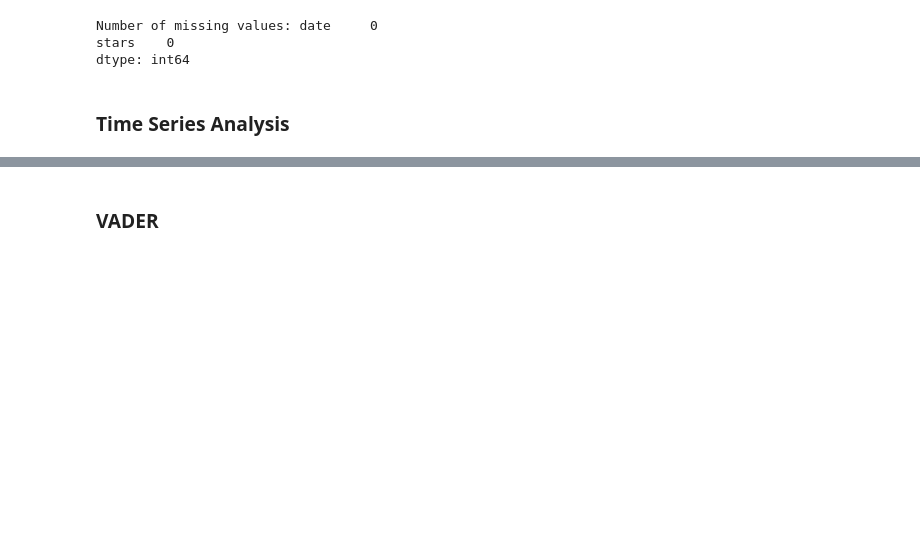
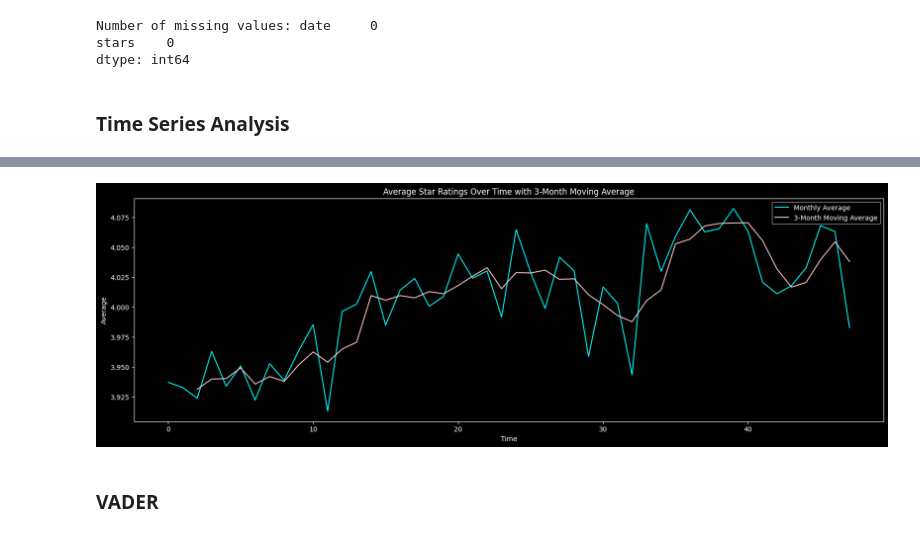
Before and after one commit to eccecarreon/nlp-deployment, a Jupyter notebook: nlp.ipynb, the cells around one changed output, grey strips where cells are left out. Drawn from its saved outputs; the diff is of its cells as text; code cells hidden in the pictures; blank space fills up the shorter version.

```diff
--- a/nlp.ipynb
+++ b/nlp.ipynb
@@ -258,3 +286,17 @@ dtype: int64
+# %%
+# Calculate 3 month-moving average
+df_resampled['3-month-MA'] = df_resampled['stars'].rolling(window=3).mean()
+
+plt.figure(figsize=(20, 6))
+plt.plot(df_resampled.index, df_resampled['stars'], label='Monthly Average', color='cyan')
+plt.plot(df_resampled.index, df_resampled['3-month-MA'], label='3-Month Moving Average', color='pink')
+plt.title('Average Star Ratings Over Time with 3-Month Moving Average')
+plt.xlabel('Time')
+plt.ylabel('Average')
+plt.legend(loc='best')
+plt.show()
+# %% [output]
+[figure, added]
 # %% [markdown]
 ### **VADER**
 # %% [markdown]
```
Also changed, not shown: parts of 1 cell of this notebook.
